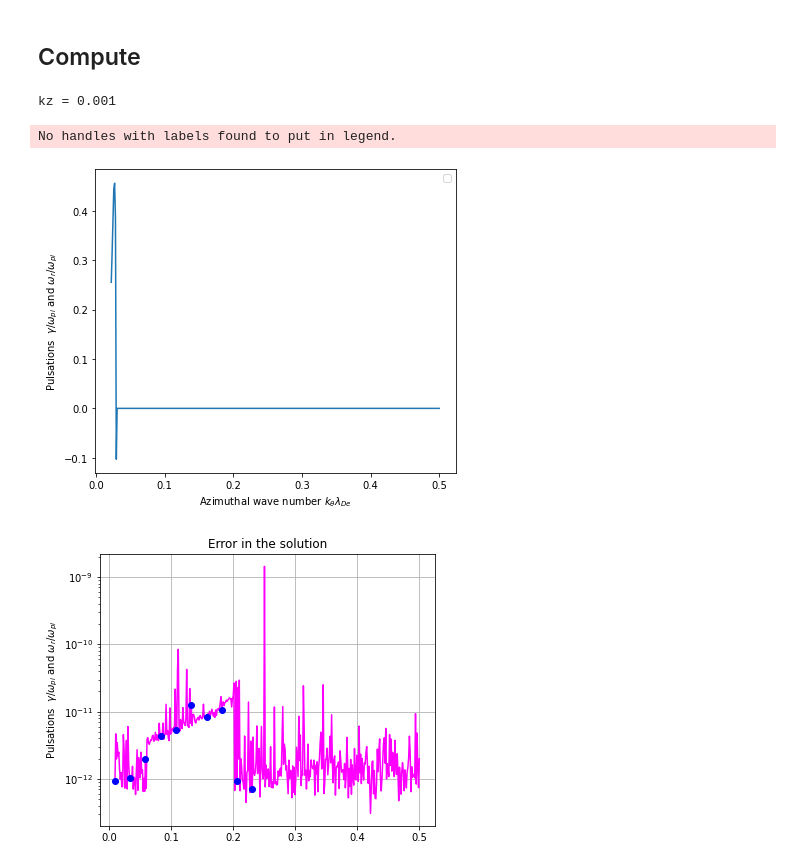
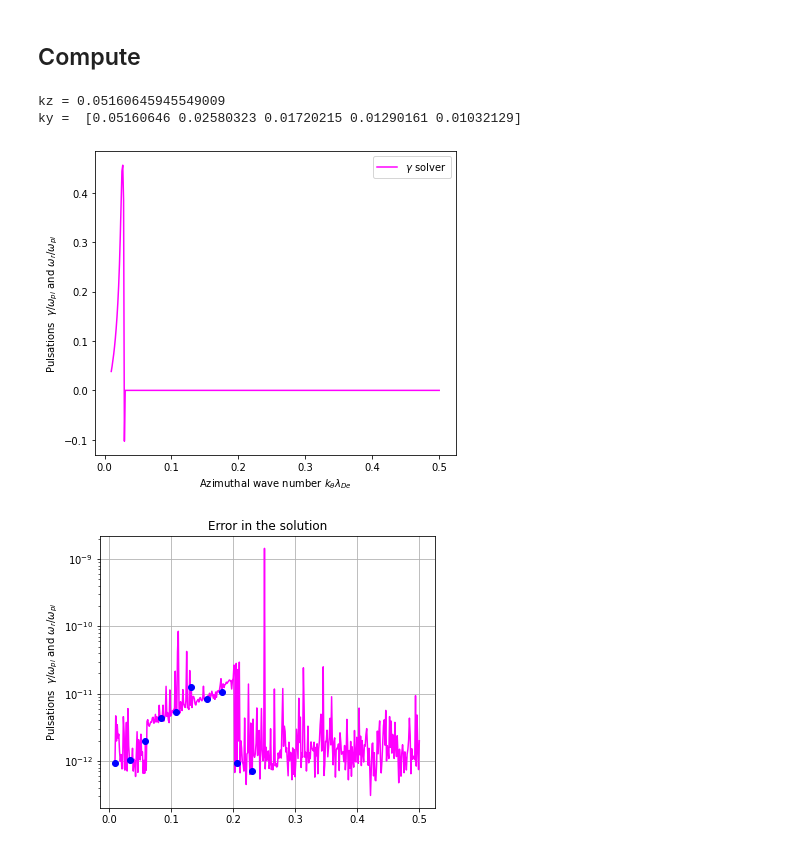
Before and after one commit to federicopetronio/dispersion_MTSI, a Jupyter notebook: dispersion_solver/main.ipynb, the cells around one changed output. Cells and saved outputs as stored; diff of their text form; code cells hidden in the pictures.

```diff
--- a/dispersion_solver/main.ipynb
+++ b/dispersion_solver/main.ipynb
@@ -110,14 +110,19 @@ prt=PlasmaParameters(plasmaDensity=5e16/u.m**3,
                      ionTemperature=0.5*u.eV)
 
 Lr = 0.0128*u.m
+L_theta = 0.0128*u.m
 kz = 2*np.pi*prt.Debye_length/Lr
+print("kz =",kz)
 
 
 # kz = 0.005550
 kz = 0.001
-print("kz =",kz)
+
+ky = 2*np.pi*prt.Debye_length/L_theta/range(1,6)
+print("ky = ",ky)
 # %% [output]
-kz = 0.001
+kz = 0.05160645945549009
+ky =  [0.05160646 0.02580323 0.01720215 0.01290161 0.01032129]
 # %%
 plasmaEps = partial(eps_MTSI, prt=prt) #assign to the function eps_MTSI the value of prt from now on
 
@@ -141,37 +146,36 @@ kysref1, xsref1 = solvekys(plasmaEps, kx=kx, kz=kz, kymin=0.01, kymax=0.5,
 # plot
 fig = plt.figure(figsize=(6,5))
 # plt.plot(kysref, xsref[:,0], "b", label="$\omega_r$ solver old")
 # plt.plot(kysref, xsref[:,1], "red", label="$\gamma$   solver old")
 # plt.plot(kysref1, xsref1[:,0], "green", label="$\omega_r$ solver")
 # plt.plot(kysref1, xsref1[:,1], "magenta", label="$\gamma$   solver")
 # plt.plot(kysref1, xsref1[:,0], "green", label="$\omega_r$ solver")
-# plt.plot(kysref1, xsref1[:,1], "magenta", label="$\gamma$ solver")
+plt.plot(kysref1, xsref1[:,1], "magenta", label="$\gamma$ solver")
 
 
 # print(np.argmax(xsref1[:,1]))
 # plt.plot(kysref1[:35], xsref1[:35,1], "magenta", label="$\gamma$ solver")
-plt.plot(kysref1[10:], xsref1[10:,1])
+# plt.plot(kysref1[10:], xsref1[10:,1])
 
 # plt.plot(kysref, prt.driftSpeed/prt.BohmSpeed* np.sqrt(me/mi)*np.sqrt(np.pi/8)*kysref/(1 + kysref**2)**(3/2), "r--", label="$\gamma$ IAW  Analytic")
 # plt.plot(kysref, analytic_IAW(kysref, ti=prt.ionTemperature/ prt.electronTemperature), "b--", label="$\omega_r$ IAW Analytic")
 
 
 plt.legend()
 plt.xlabel("Azimuthal wave number $k_{\\theta} \\lambda_{De}$")
 plt.ylabel("Pulsations  $\\gamma/\\omega_{pi}$ and $ \\omega_r/\\omega_{pi} $")
 #plt.xlim(left=0)
 #plt.ylim(bottom=0)
 
 plt.tight_layout()
 
 # for i in range(10):
 #     plt.plot(kysref1[i*20],wrfunct(kysref1[i*20]).real,"o",color='blue')
 #     plt.plot(kysref1[i*20],wrfunct(kysref1[i*20]).imag,"v",color='red')
 
 # plt.plot(kysref1,wrfunct(kysref1))
 # %% [output]
-No handles with labels found to put in legend.
-[figure, old version]
+[figure, new version]
 # %%
 plt.figure(figsize=(6,5))
 plt.semilogy(kysref1, xsref1[:,2], "magenta")
```
Also changed, not shown: parts of 1 cell of this notebook, 3 other files.
